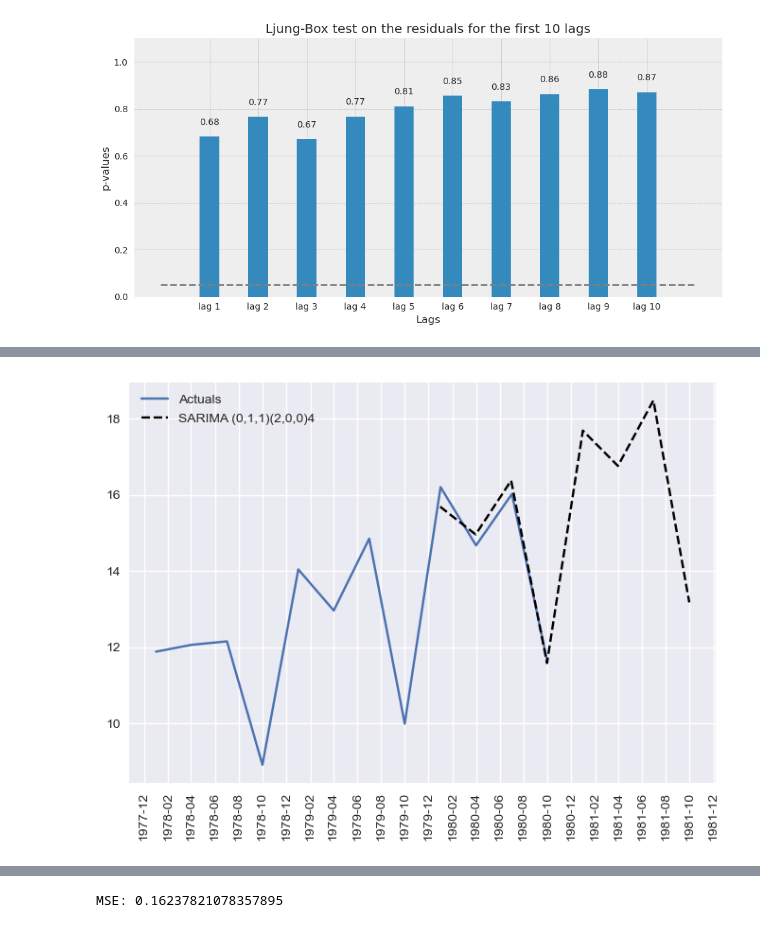
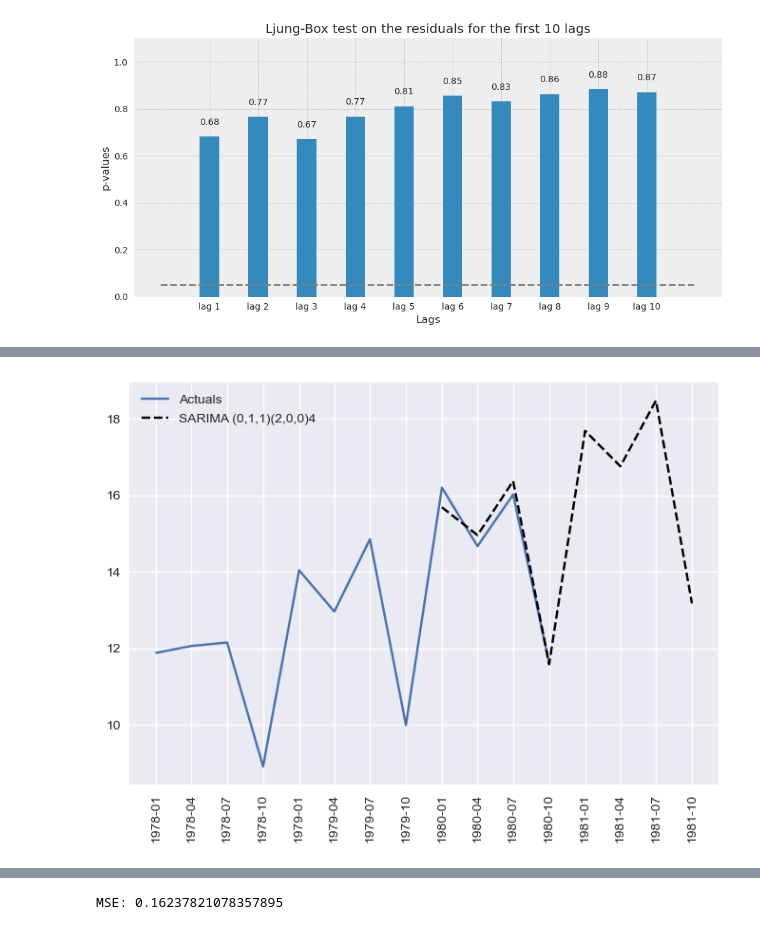
Before and after one commit to omdgit/AppliedTimeSeriesAnalysisWithPython, a Jupyter notebook: my work/HOTSAP_ARIMA.ipynb, the cells around one changed output, grey strips where cells are left out. Saved outputs shown, nothing was run; the diff lists cells and outputs as text; code cells hidden in the pictures.

```diff
--- a/my work/HOTSAP_ARIMA.ipynb
+++ b/my work/HOTSAP_ARIMA.ipynb
@@ -26,3 +26,8 @@ import timetools as tt
 plt.style.use('seaborn')
 # %% [markdown]
 ## Johnson&Johnson Quarterly Earnings per Share
+# %%
+# Johnson & Johnson dataset has sometimes a start date of 2nd of month instead of 1st of month
+# Hence, I create a time index myself and use it instead of the dates in jj.csv
+dti = pd.date_range("1960-01-01", periods=84, freq="QS")
+dti
@@ -29,9 +52,11 @@ plt.style.use('seaborn')
 # %%
 data = pd.read_csv('../data/jj.csv')
-data['date'] = pd.to_datetime(data['date'])
-data.set_index('date', inplace=True)
+# data['date'] = pd.to_datetime(data['date'])
+# data.set_index('date', inplace=True)
+data.set_index(dti, inplace=True)
+data.drop(columns=['date'], inplace=True)
 data.info()
-data.head()
+data
 # %% [output]
 <class 'pandas.core.frame.DataFrame'>
 DatetimeIndex: 84 entries, 1960-01-01 to 1980-10-01
@@ -279,6 +264,6 @@ The residuals are independent and not correlated.  Like white noise!
 # %%
 import datetime
 
-dti = pd.date_range("1979-12-01", periods=8, freq="Q")
+dti = pd.date_range("1979-12-01", periods=8, freq="QS")
 dti
 # %% [output]
@@ -313,10 +301,10 @@ test
 # %%
 plt.style.use('seaborn')
 fig, ax = plt.subplots()
 ax.plot(data.loc['1978':]['data'], label='Actuals')
 ax.plot(preds, ls='--', color='black', label='SARIMA (0,1,1)(2,0,0)4')
-ax.xaxis.set_major_locator(mdates.MonthLocator([2, 4, 6, 8, 10, 12]))
+ax.xaxis.set_major_locator(mdates.MonthLocator([1, 4, 7, 10]))
 plt.xticks(rotation = 90)
 plt.legend();
 # %% [output]
-[figure, old version]
+[figure, new version]
```
Also changed, not shown: parts of 14 cells of this notebook, 1 other file.
